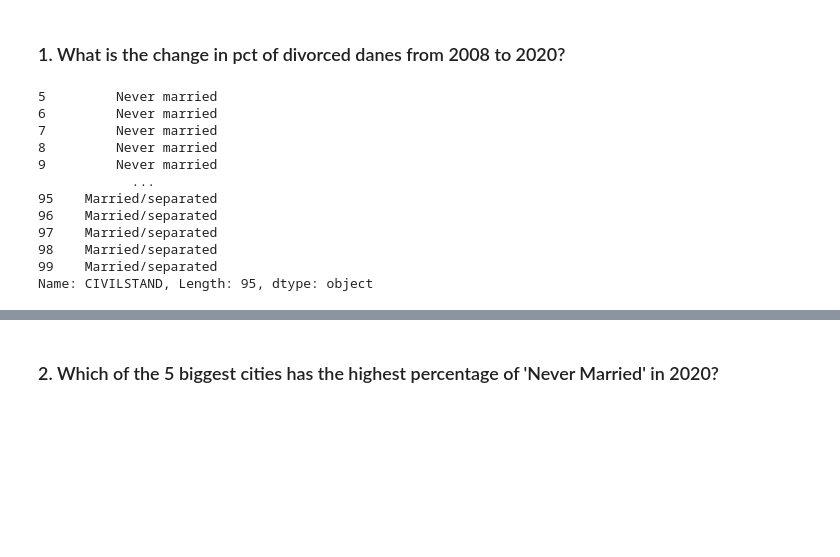
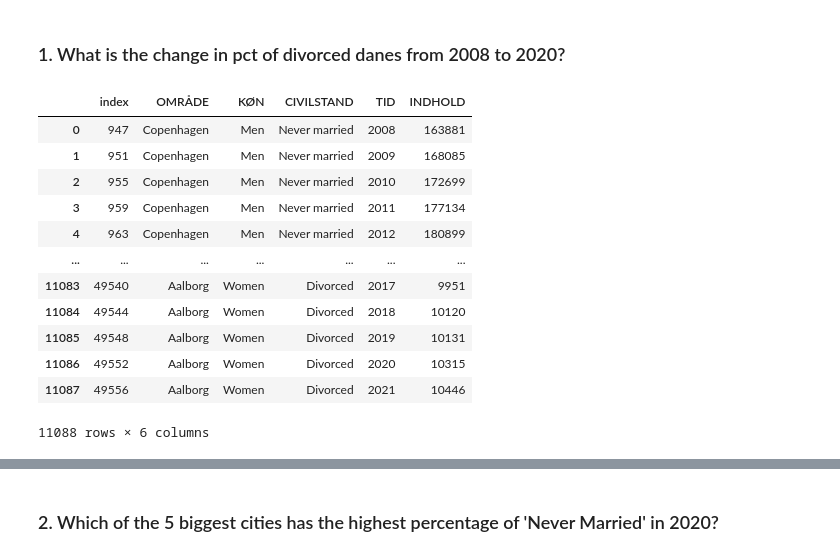
Before and after one commit to JonasRex/JupyterLab_My_Notebooks, a Jupyter notebook: ex5 (Pandas)/EX5.ipynb, the cells around one changed output, grey strips where cells are left out. Cells and saved outputs as stored; diff of their text form; code cells hidden in the pictures; blank space fills up the shorter version.

```diff
--- a/ex5 (Pandas)/EX5.ipynb
+++ b/ex5 (Pandas)/EX5.ipynb
@@ -35,18 +35,27 @@ df
 ## 5) With data aggregation and data visualization answer the following questions:
 # %% [markdown]
 ### 1. What is the change in pct of divorced danes from 2008 to 2020?
-# %%
-df.iloc[5:100,2]
-# %% [output]
-5         Never married
-6         Never married
-7         Never married
-8         Never married
-9         Never married
-            ...
-95    Married/separated
-96    Married/separated
-97    Married/separated
-98    Married/separated
-99    Married/separated
-Name: CIVILSTAND, Length: 95, dtype: object
+# %%
+# Remove all Q1 - Q3 with this mask / query and remove All Denmark and regions
+my_mask = df["TID"].str.contains('Q4') & ~df["OMRÅDE"].str.contains('All Denmark') & ~df["OMRÅDE"].str.contains('Region')
+data = df.query("@my_mask").reset_index()
+
+
+#Remove Q4 from time
+data['TID']= data['TID'].str.replace('Q4','')
+
+data
+# %% [output]
+|  | index | OMRÅDE | KØN | CIVILSTAND | TID | INDHOLD |
+| 0 | 947 | Copenhagen | Men | Never married | 2008 | 163881 |
+| 1 | 951 | Copenhagen | Men | Never married | 2009 | 168085 |
+| 2 | 955 | Copenhagen | Men | Never married | 2010 | 172699 |
+| 3 | 959 | Copenhagen | Men | Never married | 2011 | 177134 |
+| 4 | 963 | Copenhagen | Men | Never married | 2012 | 180899 |
+| ... | ... | ... | ... | ... | ... | ... |
+| 11083 | 49540 | Aalborg | Women | Divorced | 2017 | 9951 |
+| 11084 | 49544 | Aalborg | Women | Divorced | 2018 | 10120 |
+| 11085 | 49548 | Aalborg | Women | Divorced | 2019 | 10131 |
+| 11086 | 49552 | Aalborg | Women | Divorced | 2020 | 10315 |
+| 11087 | 49556 | Aalborg | Women | Divorced | 2021 | 10446 |
+11088 rows × 6 columns
```
Also changed, not shown: parts of 14 cells of this notebook, 1 other file.
